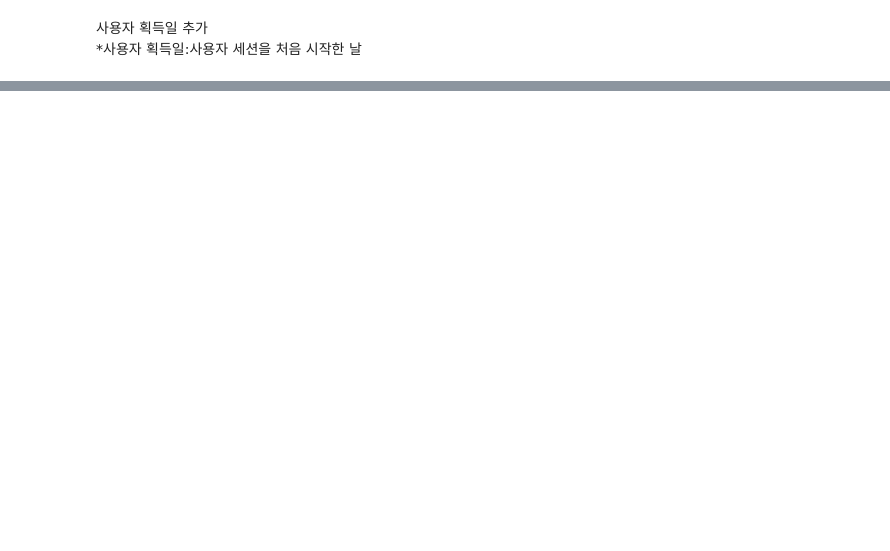
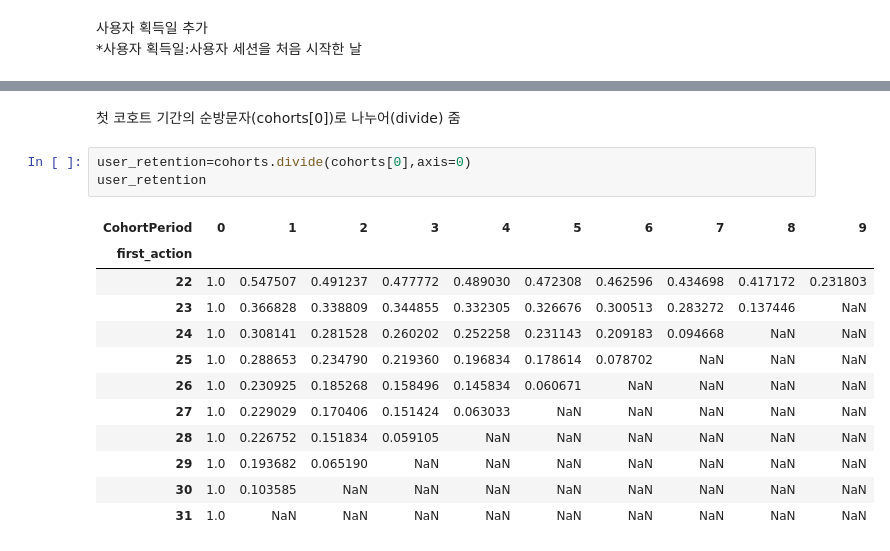
Before and after one commit to whatsasolo/eCommerce_PTJ, a Jupyter notebook: main.ipynb, the cells around one changed output, grey strips where cells are left out. Drawn from its saved outputs; the diff is of its cells as text; blank space fills up the shorter version.

```diff
--- a/main.ipynb
+++ b/main.ipynb
@@ -233,0 +427,18 @@ Name: 0, dtype: object
+# %% [markdown]
+첫 코호트 기간의 순방문자(cohorts[0])로 나누어(divide) 줌
+# %%
+user_retention=cohorts.divide(cohorts[0],axis=0)
+user_retention
+# %% [output]
+| CohortPeriod | 0 | 1 | 2 | 3 | 4 | 5 | 6 | 7 | 8 | 9 |
+| first_action |  |  |  |  |  |  |  |  |  |  |
+| 22 | 1.0 | 0.547507 | 0.491237 | 0.477772 | 0.489030 | 0.472308 | 0.462596 | 0.434698 | 0.417172 | 0.231803 |
+| 23 | 1.0 | 0.366828 | 0.338809 | 0.344855 | 0.332305 | 0.326676 | 0.300513 | 0.283272 | 0.137446 | NaN |
+| 24 | 1.0 | 0.308141 | 0.281528 | 0.260202 | 0.252258 | 0.231143 | 0.209183 | 0.094668 | NaN | NaN |
+| 25 | 1.0 | 0.288653 | 0.234790 | 0.219360 | 0.196834 | 0.178614 | 0.078702 | NaN | NaN | NaN |
+| 26 | 1.0 | 0.230925 | 0.185268 | 0.158496 | 0.145834 | 0.060671 | NaN | NaN | NaN | NaN |
+| 27 | 1.0 | 0.229029 | 0.170406 | 0.151424 | 0.063033 | NaN | NaN | NaN | NaN | NaN |
+| 28 | 1.0 | 0.226752 | 0.151834 | 0.059105 | NaN | NaN | NaN | NaN | NaN | NaN |
+| 29 | 1.0 | 0.193682 | 0.065190 | NaN | NaN | NaN | NaN | NaN | NaN | NaN |
+| 30 | 1.0 | 0.103585 | NaN | NaN | NaN | NaN | NaN | NaN | NaN | NaN |
+| 31 | 1.0 | NaN | NaN | NaN | NaN | NaN | NaN | NaN | NaN | NaN |
```
Also changed, not shown: parts of 51 cells of this notebook.
